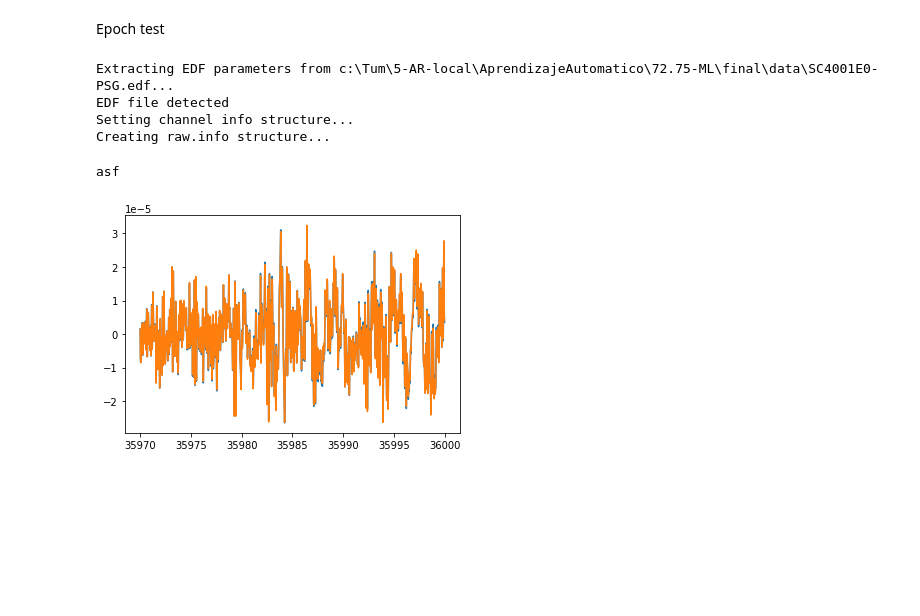
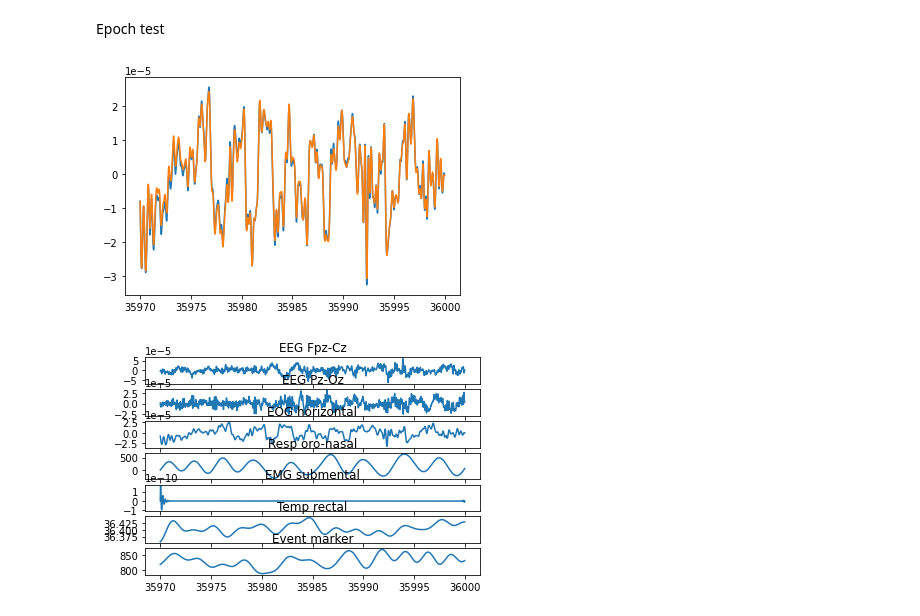
Before and after one commit to papekoja/72.75-ML, a Jupyter notebook: final/dataTest.ipynb, the cells around one changed output. Cells and saved outputs as stored; diff of their text form; code cells hidden in the pictures; blank space fills up the shorter version.

Commit message:
epoch visualizer and feature dict in epoch

```diff
--- a/final/dataTest.ipynb
+++ b/final/dataTest.ipynb
@@ -123,25 +123,17 @@ plt.show()
 [figure]
 # %% [markdown]
 Epoch test
-# %%
-import filters
-s = epoch.sleepRecording()
-s.init_from_file("data/SC4001E0-PSG.edf","data/SC4001EC-Hypnogram.edf")
-# %% [output]
-Extracting EDF parameters from c:\Tum\5-AR-local\AprendizajeAutomatico\72.75-ML\final\data\SC4001E0-PSG.edf...
-EDF file detected
-Setting channel info structure...
-Creating raw.info structure...
 # %%
 # channles ['EEG Fpz-Cz', 'EEG Pz-Oz', 'EOG horizontal', 'Resp oro-nasal', 'EMG submental', 'Temp rectal', 'Event marker']
 epoch = s.get_epochs_by_label("Sleep stage R")[0]
-print("asf")
-plt.plot(epoch.data_time ,epoch.get_channle_by_name("EEG Pz-Oz"))
+plt.plot(epoch.data_time ,epoch.get_channle_by_name("EOG horizontal"))
 s.apply_filter(filters.bandpass_filter(filters.bandpass_filter.wn_EEG), ["EEG Pz-Oz", "EEG Fpz-Cz"])
 s.apply_filter(filters.bandpass_filter(filters.bandpass_filter.wn_EOG), ["EOG horizontal"])
-s.apply_filter(filters.bandpass_filter(filters.bandpass_filter.wn_EMG), ["EMG submental"])
-plt.plot(epoch.data_time ,epoch.get_channle_by_name("EEG Pz-Oz"))
+plt.plot(epoch.data_time ,epoch.get_channle_by_name("EOG horizontal"))
 plt.show()
 # %% [output]
-asf
-[figure, old version]
+[figure, new version]
+# %%
+epoch.visualize()
+# %% [output]
+[figure, added]
```
Also changed, not shown: parts of 1 cell of this notebook, 2 other files.
